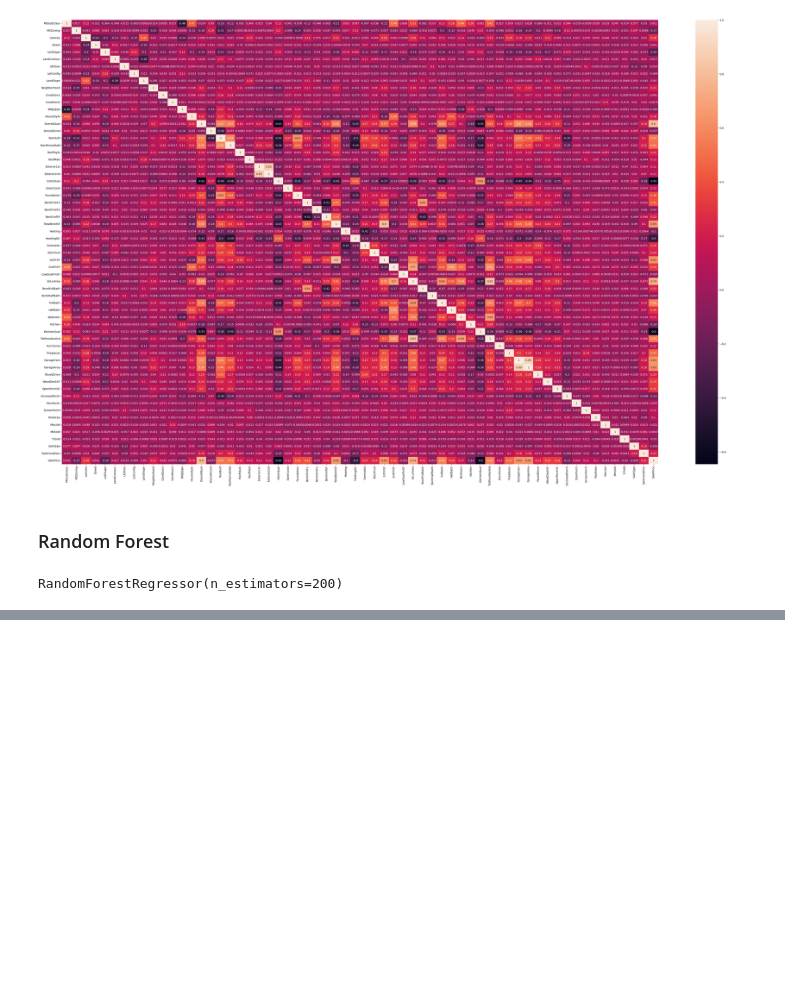
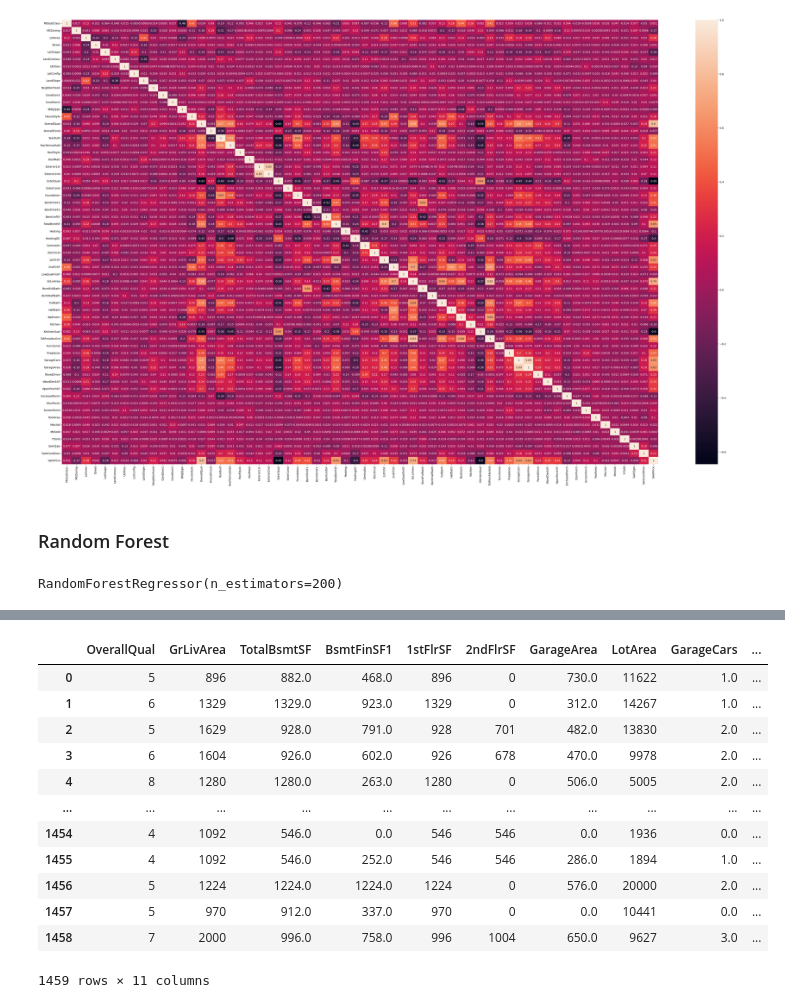
Before and after one commit to hslee0824/banking_data, a Jupyter notebook: server/building_model/simplified_version.ipynb, the cells around one changed output, grey strips where cells are left out. Saved outputs shown, nothing was run; the diff lists cells and outputs as text; code cells hidden in the pictures; blank space fills up the shorter version.

```diff
--- a/server/building_model/simplified_version.ipynb
+++ b/server/building_model/simplified_version.ipynb
@@ -355,0 +419,17 @@ result_df = result_df[['Id', 'SalePrice']]
+# %%
+test_top_11_features = test.loc[:, top_11_features]
+test_top_11_features
+# %% [output]
+|  | OverallQual | GrLivArea | TotalBsmtSF | BsmtFinSF1 | 1stFlrSF | 2ndFlrSF | GarageArea | LotArea | GarageCars | ... |
+| 0 | 5 | 896 | 882.0 | 468.0 | 896 | 0 | 730.0 | 11622 | 1.0 | ... |
+| 1 | 6 | 1329 | 1329.0 | 923.0 | 1329 | 0 | 312.0 | 14267 | 1.0 | ... |
+| 2 | 5 | 1629 | 928.0 | 791.0 | 928 | 701 | 482.0 | 13830 | 2.0 | ... |
+| 3 | 6 | 1604 | 926.0 | 602.0 | 926 | 678 | 470.0 | 9978 | 2.0 | ... |
+| 4 | 8 | 1280 | 1280.0 | 263.0 | 1280 | 0 | 506.0 | 5005 | 2.0 | ... |
+| ... | ... | ... | ... | ... | ... | ... | ... | ... | ... | ... |
+| 1454 | 4 | 1092 | 546.0 | 0.0 | 546 | 546 | 0.0 | 1936 | 0.0 | ... |
+| 1455 | 4 | 1092 | 546.0 | 252.0 | 546 | 546 | 286.0 | 1894 | 1.0 | ... |
+| 1456 | 5 | 1224 | 1224.0 | 1224.0 | 1224 | 0 | 576.0 | 20000 | 2.0 | ... |
+| 1457 | 5 | 970 | 912.0 | 337.0 | 970 | 0 | 0.0 | 10441 | 0.0 | ... |
+| 1458 | 7 | 2000 | 996.0 | 758.0 | 996 | 1004 | 650.0 | 9627 | 3.0 | ... |
+1459 rows × 11 columns
```
Also changed, not shown: parts of 7 cells of this notebook, 12 other files.
